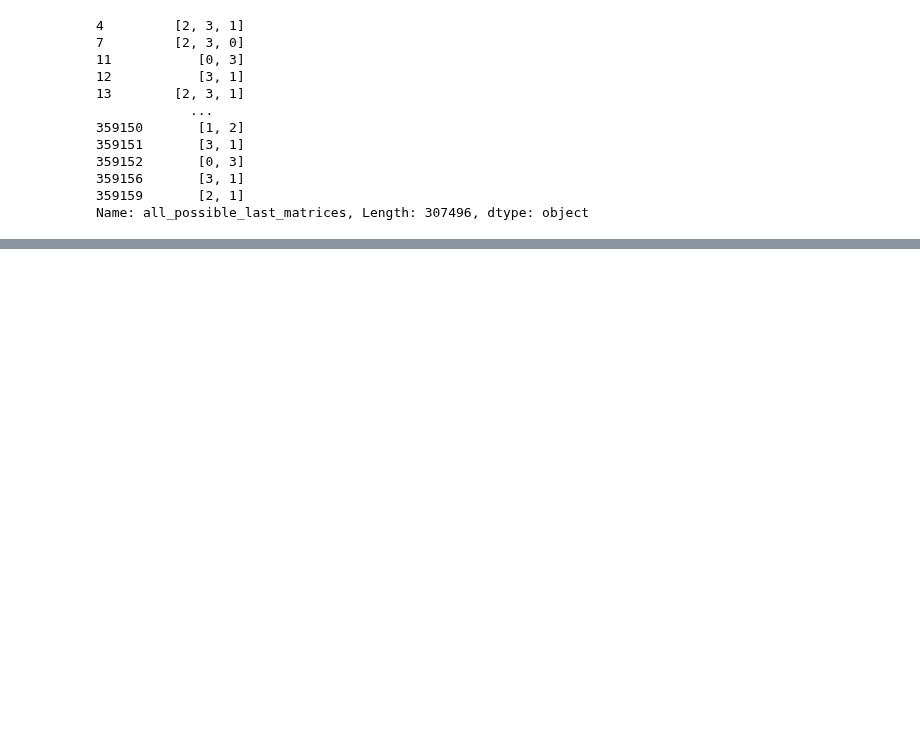
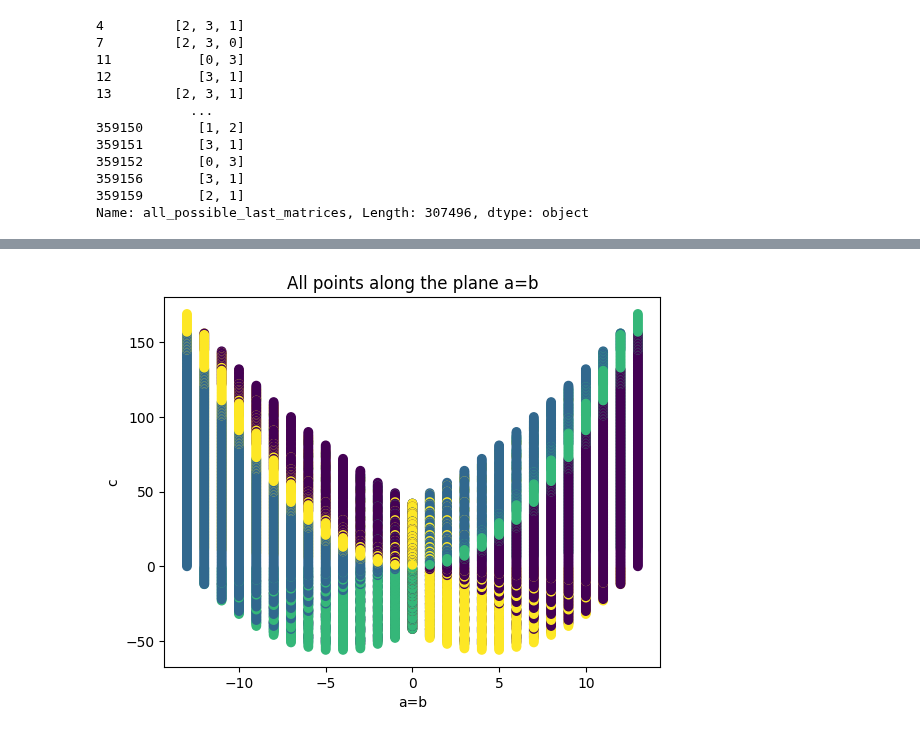
Before and after one commit to MXM-MachineLearning/MXM_AI_Ellenberg, a Jupyter notebook: heisenberg_group/Visualizations/duplicate_paths.ipynb, the cells around one changed output, grey strips where cells are left out. Saved outputs shown, nothing was run; the diff lists cells and outputs as text; code cells hidden in the pictures; blank space fills up the shorter version.

```diff
--- a/heisenberg_group/Visualizations/duplicate_paths.ipynb
+++ b/heisenberg_group/Visualizations/duplicate_paths.ipynb
@@ -108 +111,12 @@ plt.scatter(x=parabola['val1'], y=parabola['val3'], c=parabola['last_matrix'])
+# %%
+og_parabola = og_df[og_df['val1']==og_df['val3']]
+
+plt.scatter(x=og_parabola['val1'], y=og_parabola['val2'], c=og_parabola['last_matrix'])
+
+plt.xlabel("a=b")
+plt.ylabel("c")
+plt.title("All points along the plane a=b")
+plt.show()
+# %% [output]
+[figure, added]
 # %%
```
Also changed, not shown: parts of 5 cells of this notebook.
